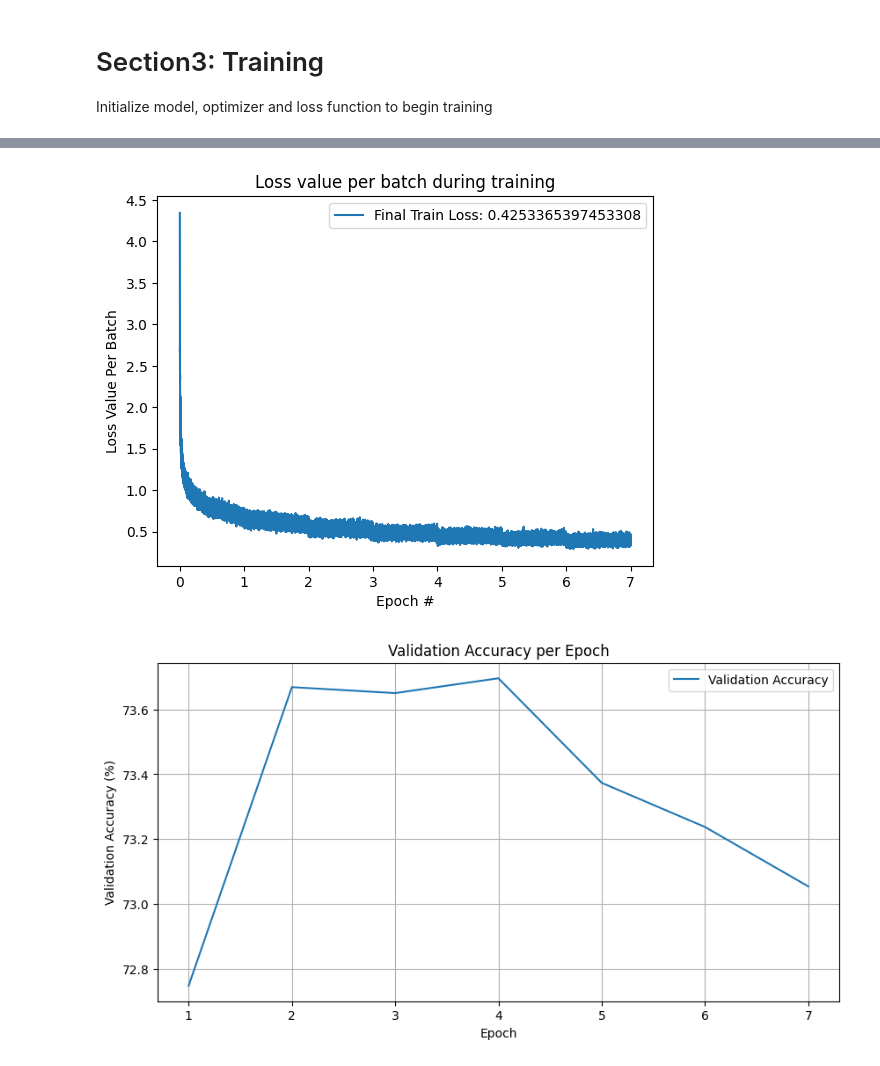
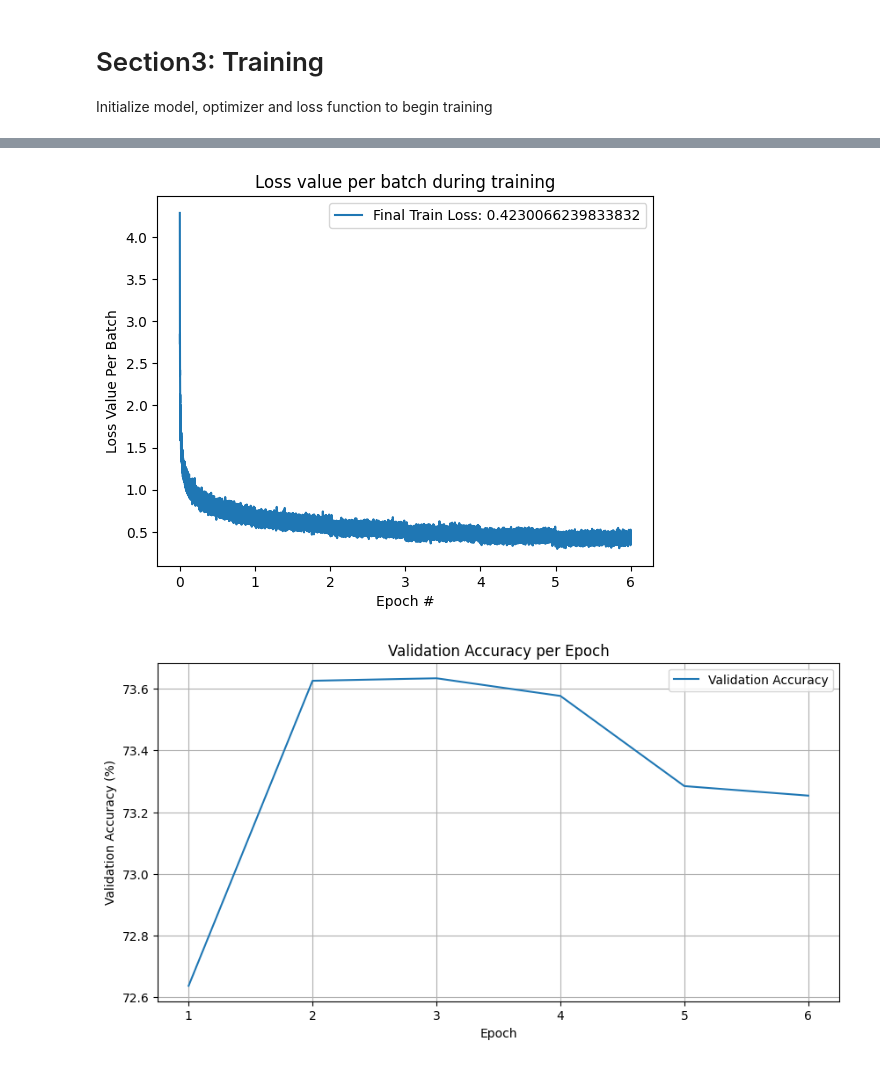
Before and after one commit to diptiaswath/phonemeRecognizer, a Jupyter notebook: notebooks/Phoneme_Recognition.ipynb, the cells around one changed output, grey strips where cells are left out. Saved outputs shown, nothing was run; the diff lists cells and outputs as text; code cells hidden in the pictures.

```diff
--- a/notebooks/Phoneme_Recognition.ipynb
+++ b/notebooks/Phoneme_Recognition.ipynb
@@ -418,12 +390,12 @@ Best validation accuracy: 73.70%
 # %%
 # Plot your training loss progress and validation accuracies
 from utils import plot_loss, plot_val_accuracy
 
-plot_loss(losses, num_batches=len(train_dataloader), num_epochs=7)
-plot_val_accuracy(val_accuracies, num_epochs=7)
+plot_loss(losses, num_batches=len(train_dataloader), num_epochs=6)
+plot_val_accuracy(val_accuracies, num_epochs=6)
 # %% [output]
-[figure, old version]
+[figure, new version]
-[figure, old version]
+[figure, new version]
 # %% [markdown]
 # Section4: Predict Test Dataset and Submission
 
```
Also changed, not shown: parts of 10 cells of this notebook.
